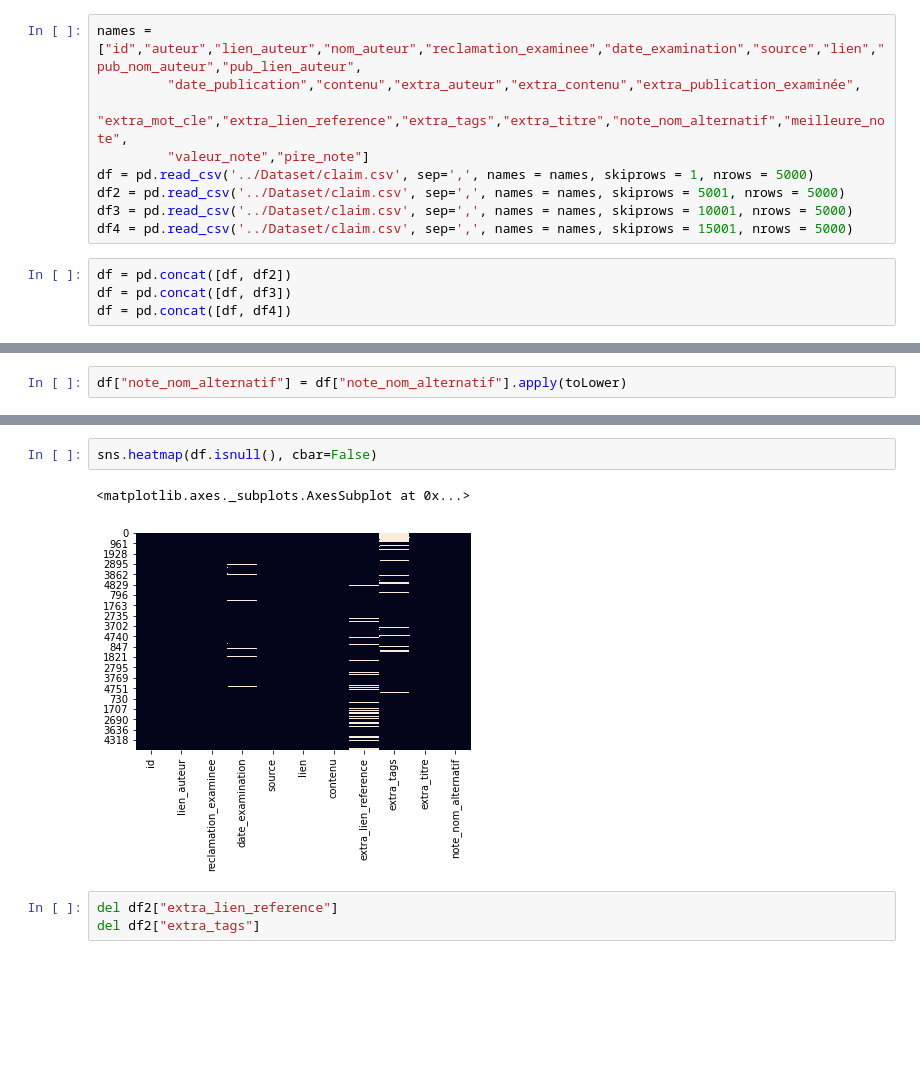
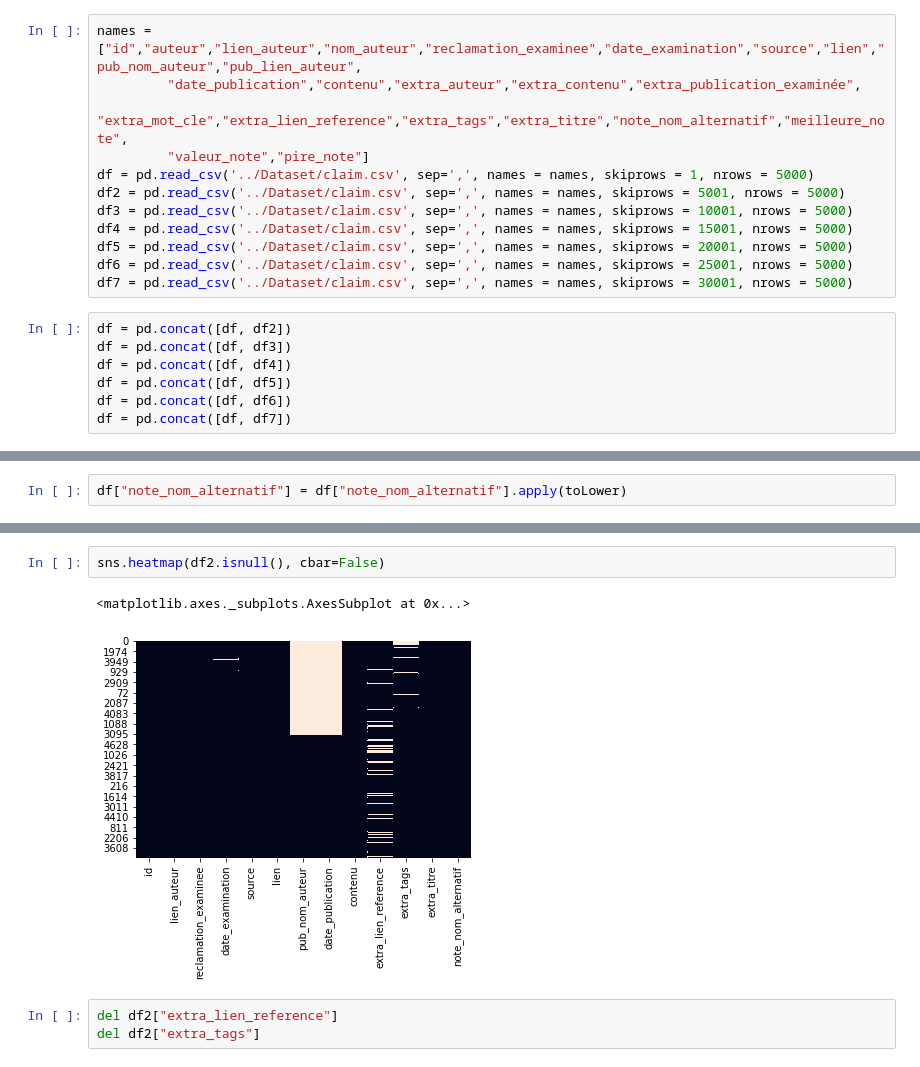
Before and after one commit to MassiBelaid/projetScienceDonnees, a Jupyter notebook: projet.ipynb, the cells around one changed output, grey strips where cells are left out. Saved outputs shown, nothing was run; the diff lists cells and outputs as text; blank space fills up the shorter version.

```diff
--- a/projet.ipynb
+++ b/projet.ipynb
@@ -57,10 +62,16 @@ df = pd.read_csv('../Dataset/claim.csv', sep=',', names = names, skiprows = 1, n
 df2 = pd.read_csv('../Dataset/claim.csv', sep=',', names = names, skiprows = 5001, nrows = 5000)
 df3 = pd.read_csv('../Dataset/claim.csv', sep=',', names = names, skiprows = 10001, nrows = 5000)
 df4 = pd.read_csv('../Dataset/claim.csv', sep=',', names = names, skiprows = 15001, nrows = 5000)
+df5 = pd.read_csv('../Dataset/claim.csv', sep=',', names = names, skiprows = 20001, nrows = 5000)
+df6 = pd.read_csv('../Dataset/claim.csv', sep=',', names = names, skiprows = 25001, nrows = 5000)
+df7 = pd.read_csv('../Dataset/claim.csv', sep=',', names = names, skiprows = 30001, nrows = 5000)
 # %%
 df = pd.concat([df, df2])
 df = pd.concat([df, df3])
 df = pd.concat([df, df4])
+df = pd.concat([df, df5])
+df = pd.concat([df, df6])
+df = pd.concat([df, df7])
 # %% [markdown]
 # Analyse des données
 # %%
@@ -299,8 +311,8 @@ memory usage: 1.0+ MB
 # %%
-sns.heatmap(df.isnull(), cbar=False)
+sns.heatmap(df2.isnull(), cbar=False)
 # %% [output]
 <matplotlib.axes._subplots.AxesSubplot at 0x...>
-[figure, old version]
+[figure, new version]
 # %%
 del df2["extra_lien_reference"]
 del df2["extra_tags"]
```
Also changed, not shown: parts of 76 cells of this notebook.
